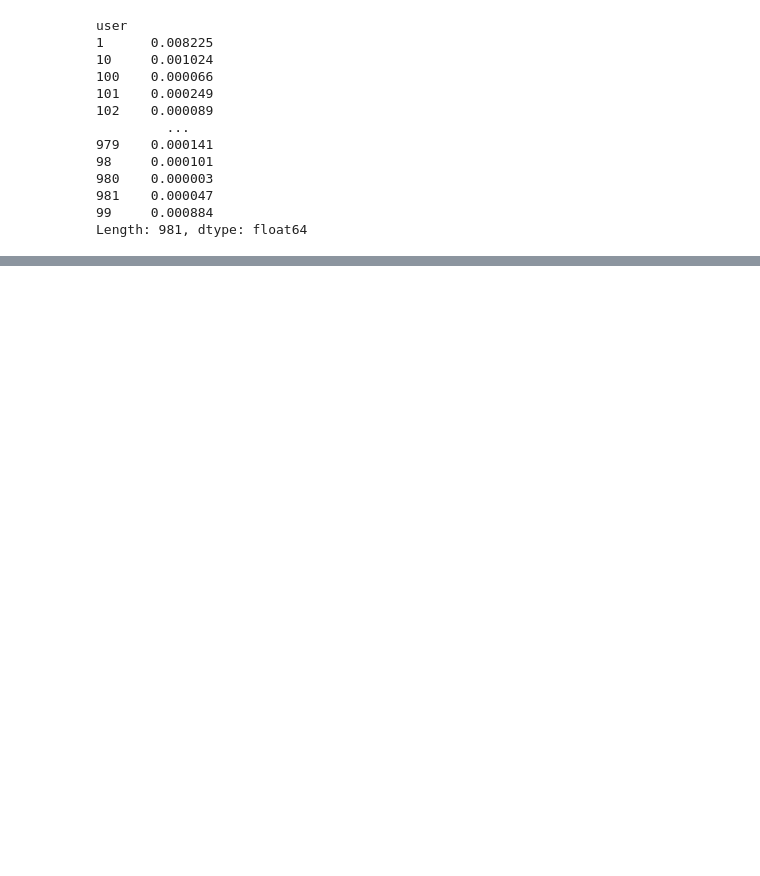
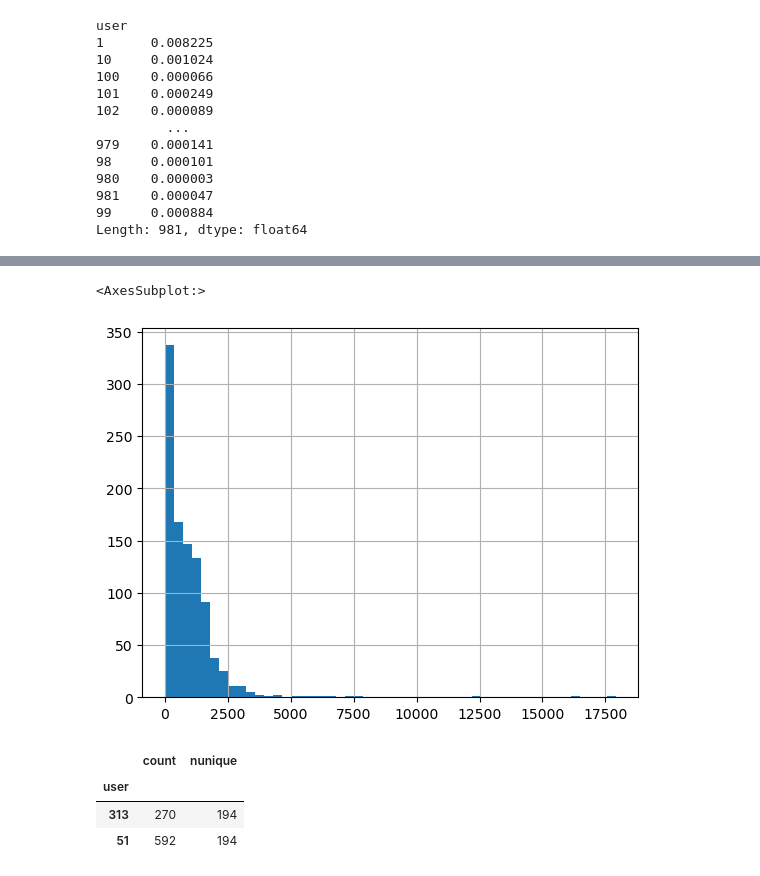
Before and after one commit to RichardAlcabes22/anomaly-detection-exercises, a Jupyter notebook: discrete_anomaly_detection.ipynb, the cells around one changed output, grey strips where cells are left out. Cells and saved outputs as stored; diff of their text form; code cells hidden in the pictures; blank space fills up the shorter version.

```diff
--- a/discrete_anomaly_detection.ipynb
+++ b/discrete_anomaly_detection.ipynb
@@ -373,0 +535,2 @@ df[df.proba_cohort_given_user < 0.005]
+# %%
+page_views = df.groupby('user')['page'].agg(['count','nunique'])
@@ -373,0 +554,12 @@ df[df.proba_cohort_given_user < 0.005]
+# %%
+page_views['count'].hist(bins=50)
+# %% [output]
+<AxesSubplot:>
+[figure, added]
+# %%
+page_views[(page_views['count'] < 600)& (page_views['nunique'] > 190)]
+# %% [output]
+|  | count | nunique |
+| user |  |  |
+| 313 | 270 | 194 |
+| 51 | 592 | 194 |
```
Also changed, not shown: parts of 33 cells of this notebook, 2 other files.
